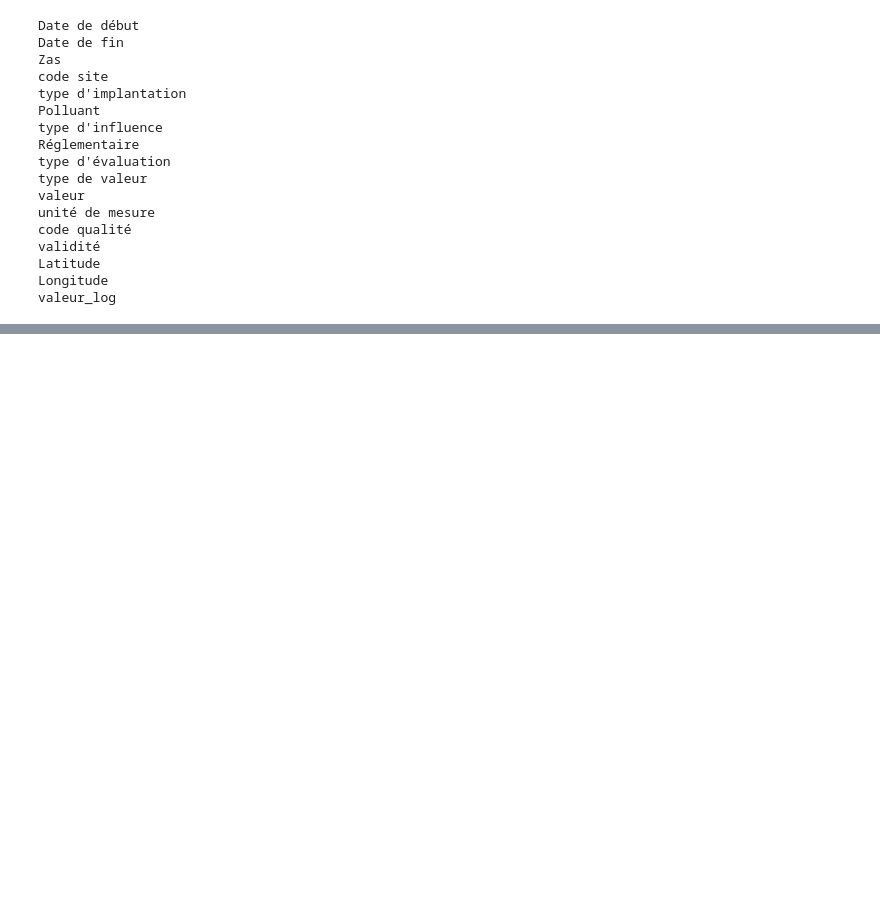
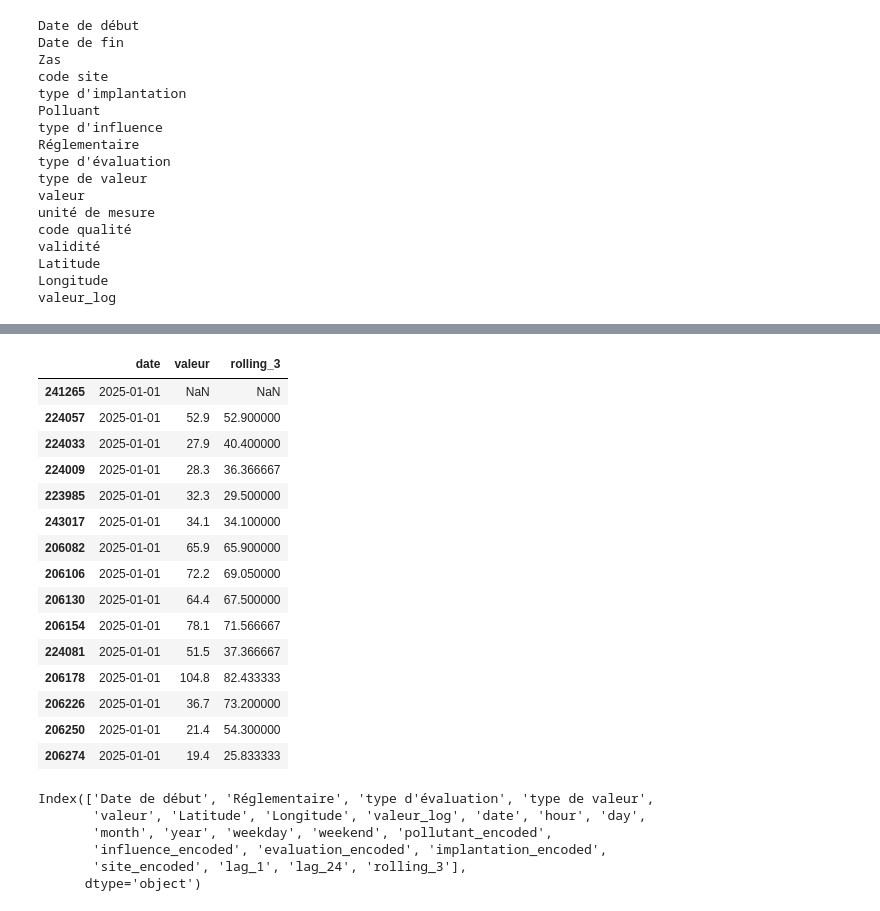
Before and after one commit to JayaSaiKishore7/AirQuality_AnalysisFR, a Jupyter notebook: notebooks/RawEda.ipynb, the cells around one changed output, grey strips where cells are left out. Drawn from its saved outputs; the diff is of its cells as text; code cells hidden in the pictures; blank space fills up the shorter version.

```diff
--- a/notebooks/RawEda.ipynb
+++ b/notebooks/RawEda.ipynb
@@ -447,0 +620,3 @@ valeur_log
+# %%
+df_raw["lag_24"] = df_raw.groupby("Polluant")["valeur"].shift(24)
+df_raw[["date", "valeur", "lag_1", "lag_24"]].head(50-100)
@@ -447,0 +637,26 @@ valeur_log
+# %%
+df_raw["rolling_3"] = (
+    df_raw
+    .groupby("Polluant")["valeur"]
+    .rolling(3, min_periods=1)
+    .mean()
+    .reset_index(level=0, drop=True)
+)
+df_raw[["date", "valeur", "rolling_3"]].head(15)
+# %% [output]
+|  | date | valeur | rolling_3 |
+| 241265 | 2025-01-01 | NaN | NaN |
+| 224057 | 2025-01-01 | 52.9 | 52.900000 |
+| 224033 | 2025-01-01 | 27.9 | 40.400000 |
+| 224009 | 2025-01-01 | 28.3 | 36.366667 |
+| 223985 | 2025-01-01 | 32.3 | 29.500000 |
+| 243017 | 2025-01-01 | 34.1 | 34.100000 |
+| 206082 | 2025-01-01 | 65.9 | 65.900000 |
+| 206106 | 2025-01-01 | 72.2 | 69.050000 |
+| 206130 | 2025-01-01 | 64.4 | 67.500000 |
+| 206154 | 2025-01-01 | 78.1 | 71.566667 |
+| 224081 | 2025-01-01 | 51.5 | 37.366667 |
+| 206178 | 2025-01-01 | 104.8 | 82.433333 |
+| 206226 | 2025-01-01 | 36.7 | 73.200000 |
+| 206250 | 2025-01-01 | 21.4 | 54.300000 |
+| 206274 | 2025-01-01 | 19.4 | 25.833333 |
@@ -447,0 +677,9 @@ valeur_log
+# %%
+df_raw.columns
+# %% [output]
+Index(['Date de début', 'Réglementaire', 'type d'évaluation', 'type de valeur',
+       'valeur', 'Latitude', 'Longitude', 'valeur_log', 'date', 'hour', 'day',
+       'month', 'year', 'weekday', 'weekend', 'pollutant_encoded',
+       'influence_encoded', 'evaluation_encoded', 'implantation_encoded',
+       'site_encoded', 'lag_1', 'lag_24', 'rolling_3'],
+      dtype='object')
```
Also changed, not shown: parts of 23 cells of this notebook.
